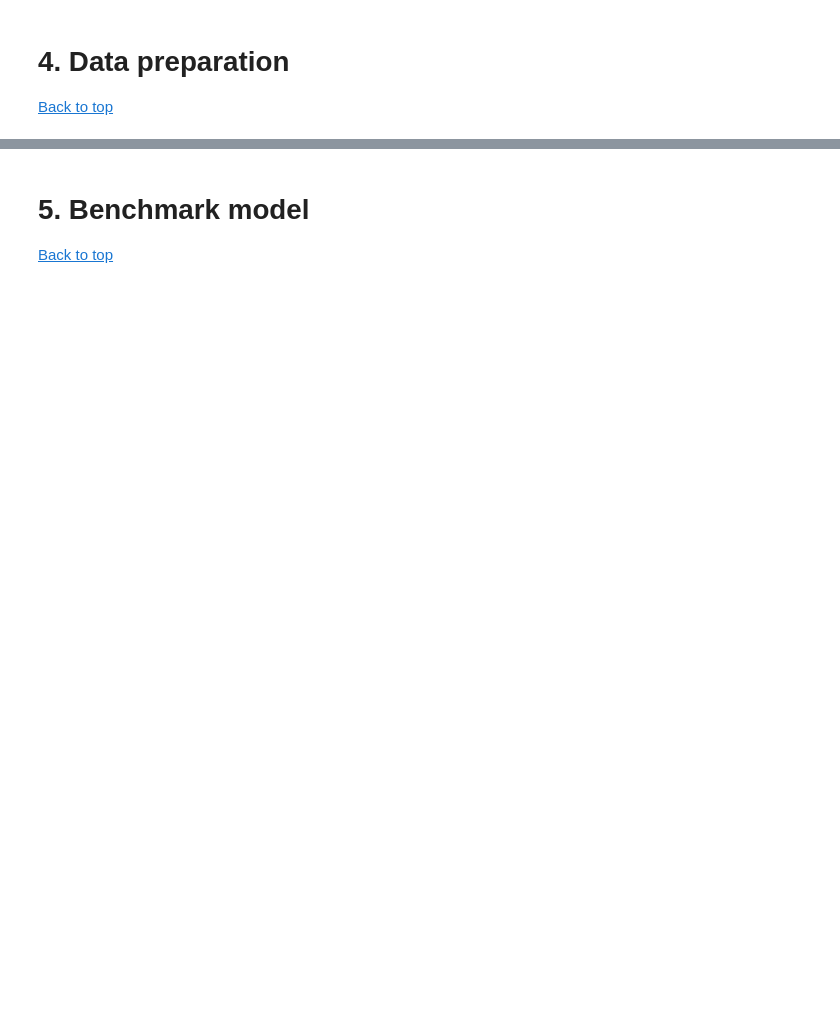
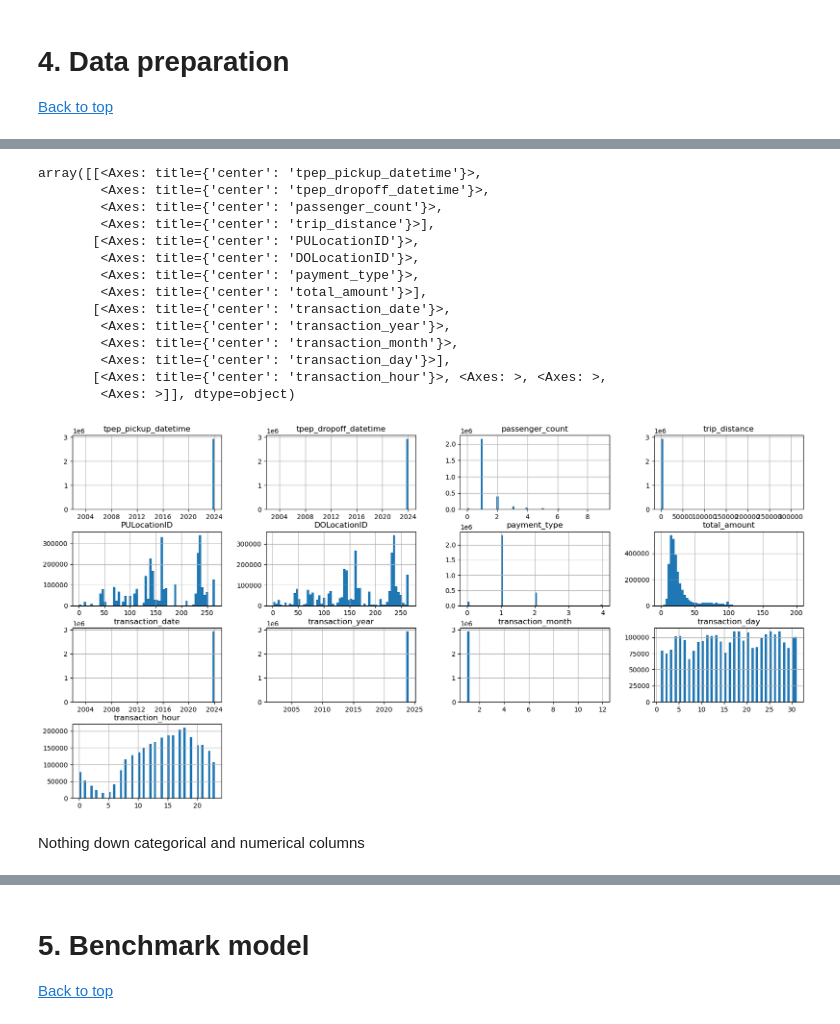
Before and after one commit to Ghostwolf371/New-York-Taxi-Analysis, a Jupyter notebook: presentable-notbook.ipynb, the cells around one changed output, grey strips where cells are left out. Drawn from its saved outputs; the diff is of its cells as text; code cells hidden in the pictures; blank space fills up the shorter version.

```diff
--- a/presentable-notbook.ipynb
+++ b/presentable-notbook.ipynb
@@ -120,3 +215,5 @@ Two things to deal with: negative values and high values. Let's first look at ne
 # %% [markdown]
 # 3. Data cleaning <a id='data_cleaning'></a>
 [Back to top](#table_of_contents)
+# %%
+taxi_data_filtered = taxi_data[(taxi_data['total_amount'] >= 0) & (taxi_data['total_amount'] <= 200)]
@@ -123,3 +239,5 @@ Two things to deal with: negative values and high values. Let's first look at ne
 # %% [markdown]
 # 4. Data preparation <a id='data_preparation'></a>
 [Back to top](#table_of_contents)
+# %%
+taxi_data_prepared = taxi_data_filtered.copy()
@@ -125,0 +262,5 @@ Two things to deal with: negative values and high values. Let's first look at ne
+# %%
+taxi_data_prepared.loc[:, 'RatecodeID'] = taxi_data_prepared['RatecodeID'].astype('category')
+taxi_data_prepared.loc[:, 'PULocationID'] = taxi_data_prepared['PULocationID'].astype('category')
+taxi_data_prepared.loc[:, 'DOLocationID'] = taxi_data_prepared['DOLocationID'].astype('category')
+taxi_data_prepared.loc[:, 'payment_type'] = taxi_data_prepared['payment_type'].astype('category')
@@ -125,0 +286,7 @@ Two things to deal with: negative values and high values. Let's first look at ne
+# %%
+taxi_data_prepared['transaction_date'] = pd.to_datetime(taxi_data_prepared['tpep_pickup_datetime'].dt.date)
+# -> we make it datetime again because it's very little use when it's just a string (can't compare, sort, etc.)
+taxi_data_prepared['transaction_year'] = taxi_data_prepared['tpep_pickup_datetime'].dt.year
+taxi_data_prepared['transaction_month'] = taxi_data_prepared['tpep_pickup_datetime'].dt.month
+taxi_data_prepared['transaction_day'] = taxi_data_prepared['tpep_pickup_datetime'].dt.day
+taxi_data_prepared['transaction_hour'] = taxi_data_prepared['tpep_pickup_datetime'].dt.hour
@@ -125,0 +302,18 @@ Two things to deal with: negative values and high values. Let's first look at ne
+# %%
+taxi_data_prepared.hist(figsize=(20, 10), bins=60)
+# %% [output]
+array([[<Axes: title={'center': 'tpep_pickup_datetime'}>,
+        <Axes: title={'center': 'tpep_dropoff_datetime'}>,
+        <Axes: title={'center': 'passenger_count'}>,
+        <Axes: title={'center': 'trip_distance'}>],
+       [<Axes: title={'center': 'PULocationID'}>,
+        <Axes: title={'center': 'DOLocationID'}>,
+        <Axes: title={'center': 'payment_type'}>,
+        <Axes: title={'center': 'total_amount'}>],
+       [<Axes: title={'center': 'transaction_date'}>,
+        <Axes: title={'center': 'transaction_year'}>,
+        <Axes: title={'center': 'transaction_month'}>,
+        <Axes: title={'center': 'transaction_day'}>],
+       [<Axes: title={'center': 'transaction_hour'}>, <Axes: >, <Axes: >,
+        <Axes: >]], dtype=object)
+[figure, added]
@@ -125,0 +323,2 @@ Two things to deal with: negative values and high values. Let's first look at ne
+# %% [markdown]
+Nothing down categorical and numerical columns
```
Also changed, not shown: parts of 121 cells of this notebook, 1 other file.
